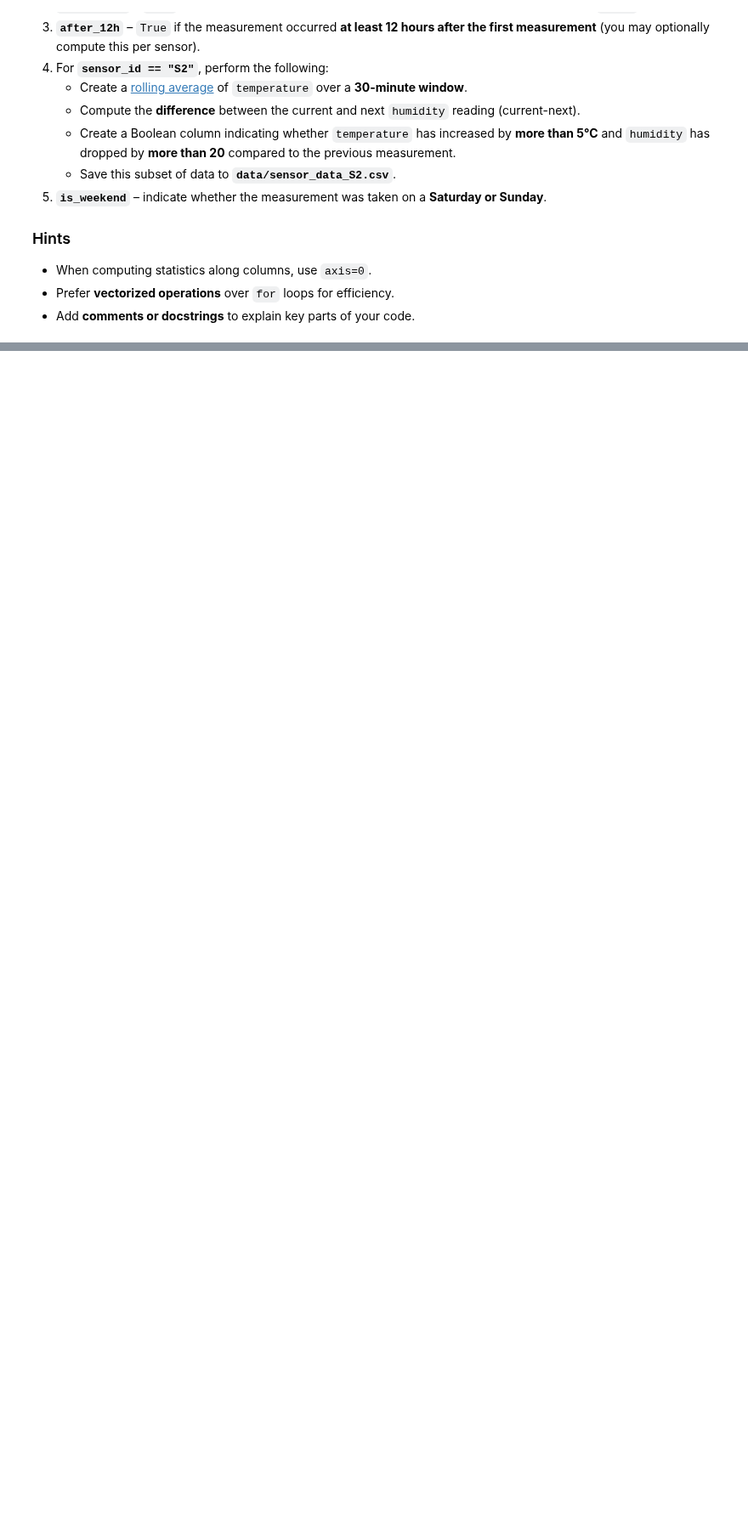
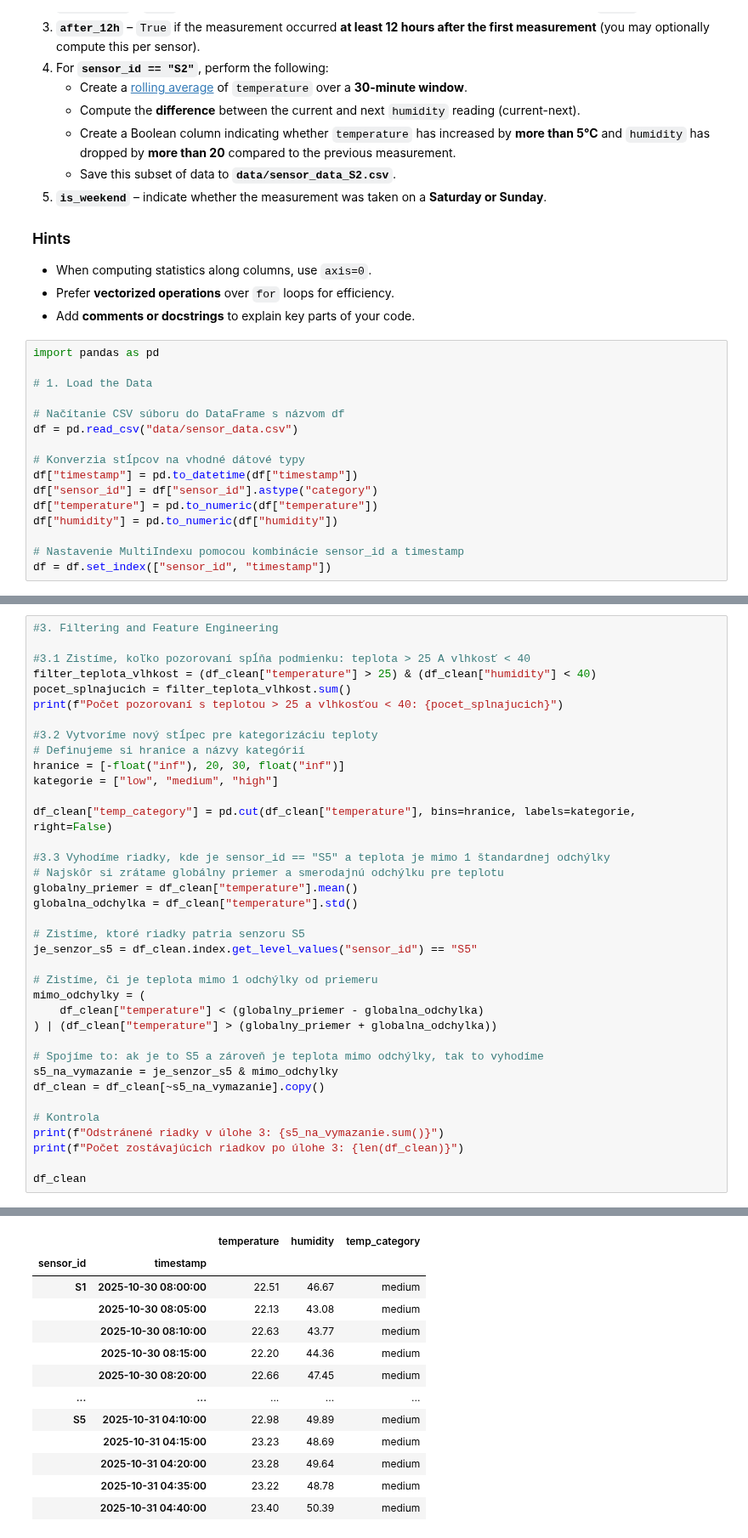
Before and after one commit to paulina631/python-for-data-science, a Jupyter notebook: assignment3.ipynb, the cells around one changed output, grey strips where cells are left out. Shown at 85% size. Drawn from its saved outputs; the diff is of its cells as text; blank space fills up the shorter version.

```diff
--- a/assignment3.ipynb
+++ b/assignment3.ipynb
@@ -804,3 +822,19 @@ Add the following time-based columns:
 - When computing statistics along columns, use `axis=0`.
 - Prefer **vectorized operations** over `for` loops for efficiency.
 - Add **comments or docstrings** to explain key parts of your code.
+# %%
+import pandas as pd
+
+# 1. Load the Data
+
+# Načítanie CSV súboru do DataFrame s názvom df
+df = pd.read_csv("data/sensor_data.csv")
+
+# Konverzia stĺpcov na vhodné dátové typy
+df["timestamp"] = pd.to_datetime(df["timestamp"])
+df["sensor_id"] = df["sensor_id"].astype("category")
+df["temperature"] = pd.to_numeric(df["temperature"])
+df["humidity"] = pd.to_numeric(df["humidity"])
+
+# Nastavenie MultiIndexu pomocou kombinácie sensor_id a timestamp
+df = df.set_index(["sensor_id", "timestamp"])
@@ -806,0 +889,38 @@ Add the following time-based columns:
+# %%
+#3. Filtering and Feature Engineering
+
+#3.1 Zistíme, koľko pozorovaní spĺňa podmienku: teplota > 25 A vlhkosť < 40
+filter_teplota_vlhkost = (df_clean["temperature"] > 25) & (df_clean["humidity"] < 40)
+pocet_splnajucich = filter_teplota_vlhkost.sum()
+print(f"Počet pozorovaní s teplotou > 25 a vlhkosťou < 40: {pocet_splnajucich}")
+
+#3.2 Vytvoríme nový stĺpec pre kategorizáciu teploty
+# Definujeme si hranice a názvy kategórií
+hranice = [-float("inf"), 20, 30, float("inf")]
+kategorie = ["low", "medium", "high"]
+
+df_clean["temp_category"] = pd.cut(df_clean["temperature"], bins=hranice, labels=kategorie, right=False)
+
+#3.3 Vyhodíme riadky, kde je sensor_id == "S5" a teplota je mimo 1 štandardnej odchýlky
+# Najskôr si zrátame globálny priemer a smerodajnú odchýlku pre teplotu
+globalny_priemer = df_clean["temperature"].mean()
+globalna_odchylka = df_clean["temperature"].std()
+
+# Zistíme, ktoré riadky patria senzoru S5
+je_senzor_s5 = df_clean.index.get_level_values("sensor_id") == "S5"
+
+# Zistíme, či je teplota mimo 1 odchýlky od priemeru
+mimo_odchylky = (
+    df_clean["temperature"] < (globalny_priemer - globalna_odchylka)
+) | (df_clean["temperature"] > (globalny_priemer + globalna_odchylka))
+
+# Spojíme to: ak je to S5 a zároveň je teplota mimo odchýlky, tak to vyhodíme
+s5_na_vymazanie = je_senzor_s5 & mimo_odchylky
+df_clean = df_clean[~s5_na_vymazanie].copy()
+
+# Kontrola
+print(f"Odstránené riadky v úlohe 3: {s5_na_vymazanie.sum()}")
+print(f"Počet zostávajúcich riadkov po úlohe 3: {len(df_clean)}")
+
+df_clean
+# %% [output]
@@ -806,0 +930,13 @@ Add the following time-based columns:
+|  |  | temperature | humidity | temp_category |
+| sensor_id | timestamp |  |  |  |
+| S1 | 2025-10-30 08:00:00 | 22.51 | 46.67 | medium |
+|  | 2025-10-30 08:05:00 | 22.13 | 43.08 | medium |
+|  | 2025-10-30 08:10:00 | 22.63 | 43.77 | medium |
+|  | 2025-10-30 08:15:00 | 22.20 | 44.36 | medium |
+|  | 2025-10-30 08:20:00 | 22.66 | 47.45 | medium |
+| ... | ... | ... | ... | ... |
+| S5 | 2025-10-31 04:10:00 | 22.98 | 49.89 | medium |
+|  | 2025-10-31 04:15:00 | 23.23 | 48.69 | medium |
+|  | 2025-10-31 04:20:00 | 23.28 | 49.64 | medium |
+|  | 2025-10-31 04:35:00 | 23.22 | 48.78 | medium |
+|  | 2025-10-31 04:40:00 | 23.40 | 50.39 | medium |
```
Also changed, not shown: parts of 17 cells of this notebook, 1 other file.
